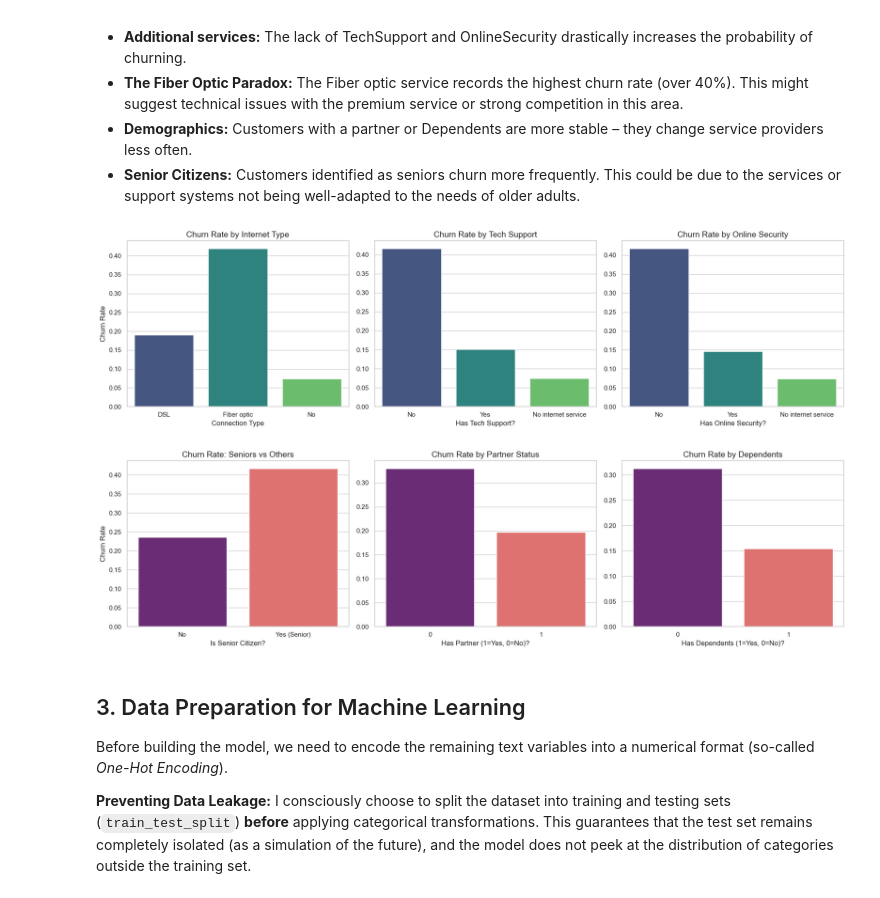
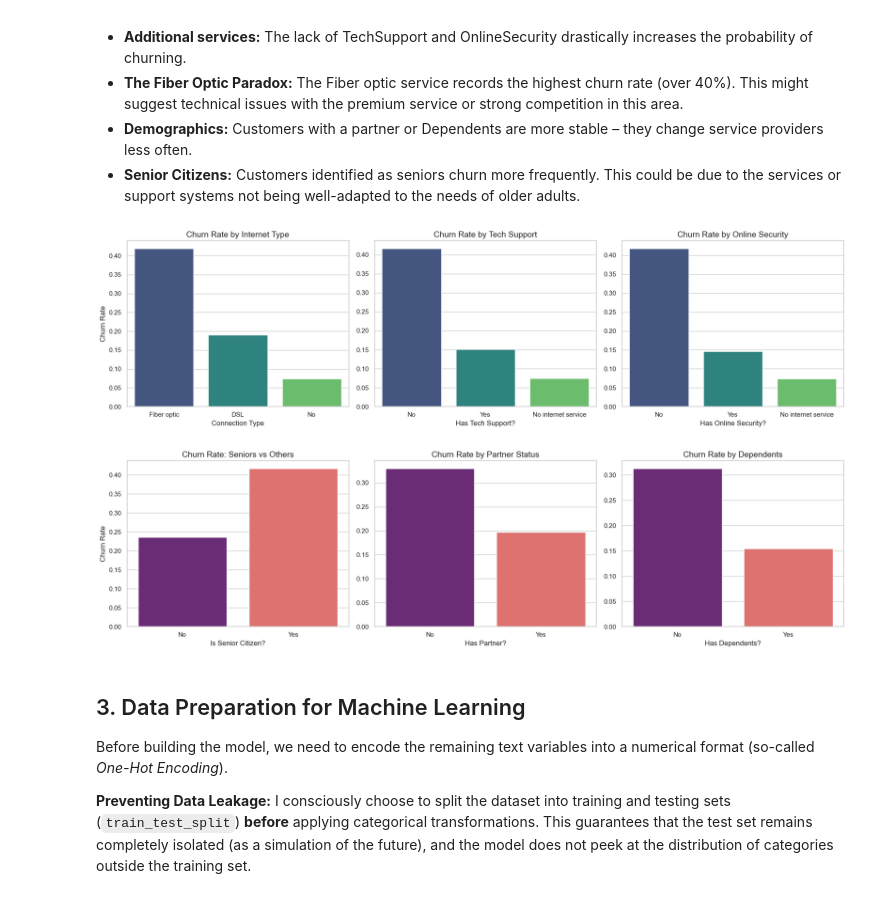
Before and after one commit to hkwiatek/Teclo-Customer-Churn-Prediction, a Jupyter notebook: Projekt_IBM.ipynb, the cells around one changed output. Saved outputs shown, nothing was run; the diff lists cells and outputs as text; code cells hidden in the pictures.

```diff
--- a/Projekt_IBM.ipynb
+++ b/Projekt_IBM.ipynb
@@ -125,26 +125,30 @@ Let's check which additional services help "retain" a customer and whether famil
 # %%
 sns.set_theme(style="whitegrid")
 fig, axes = plt.subplots(1, 3, figsize=(18, 5))
 
-sns.barplot(data=df, x='InternetService', y='Churn', ax=axes[0], palette='viridis', errorbar=None)
+order_internet = df.groupby('InternetService')['Churn'].mean().sort_values(ascending=False).index
+sns.barplot(data=df, x='InternetService', y='Churn', ax=axes[0], palette='viridis', errorbar=None,order = order_internet)
 axes[0].set_title('Churn Rate by Internet Type', fontsize=14)
 axes[0].set_ylabel('Churn Rate')
 axes[0].set_xlabel('Connection Type')
 
-sns.barplot(data=df, x='TechSupport', y='Churn', ax=axes[1], palette='viridis', errorbar=None)
+
+order_support = df.groupby('TechSupport')['Churn'].mean().sort_values(ascending=False).index
+sns.barplot(data=df, x='TechSupport', y='Churn', ax=axes[1], palette='viridis', errorbar=None,order = order_support)
 axes[1].set_title('Churn Rate by Tech Support', fontsize=14)
 axes[1].set_ylabel('')
 axes[1].set_xlabel('Has Tech Support?')
 
-sns.barplot(data=df, x='OnlineSecurity', y='Churn', ax=axes[2], palette='viridis', errorbar=None)
+order_security = df.groupby('OnlineSecurity')['Churn'].mean().sort_values(ascending=False).index
+sns.barplot(data=df, x='OnlineSecurity', y='Churn', ax=axes[2], palette='viridis', errorbar=None,order = order_security)
 axes[2].set_title('Churn Rate by Online Security', fontsize=14)
 axes[2].set_ylabel('')
 axes[2].set_xlabel('Has Online Security?')
 
 plt.tight_layout()
 plt.show()
 # %% [output]
-[figure, old version]
+[figure, new version]
 # %%
 fig, axes = plt.subplots(1, 3, figsize=(18, 5))
 
@@ -154,23 +158,26 @@ sns.barplot(data=df, x='Senior_Label', y='Churn', ax=axes[0], palette='magma', e
 axes[0].set_title('Churn Rate: Seniors vs Others', fontsize=14)
 axes[0].set_ylabel('Churn Rate')
 axes[0].set_xlabel('Is Senior Citizen?')
+axes[0].set_xticklabels(['No','Yes'])
 
 sns.barplot(data=df, x='Partner', y='Churn', ax=axes[1], palette='magma', errorbar=None)
 axes[1].set_title('Churn Rate by Partner Status', fontsize=14)
 axes[1].set_ylabel('')
-axes[1].set_xlabel('Has Partner (1=Yes, 0=No)?')
+axes[1].set_xlabel('Has Partner?')
+axes[1].set_xticklabels(['No','Yes'])
 
 sns.barplot(data=df, x='Dependents', y='Churn', ax=axes[2], palette='magma', errorbar=None)
 axes[2].set_title('Churn Rate by Dependents', fontsize=14)
 axes[2].set_ylabel('')
-axes[2].set_xlabel('Has Dependents (1=Yes, 0=No)?')
+axes[2].set_xlabel('Has Dependents?')
+axes[2].set_xticklabels(['No','Yes'])
 
 plt.tight_layout()
 plt.show()
 
 df = df.drop(columns=['Senior_Label'])
 # %% [output]
-[figure, old version]
+[figure, new version]
 # %% [markdown]
 ## 3. Data Preparation for Machine Learning
 
```
